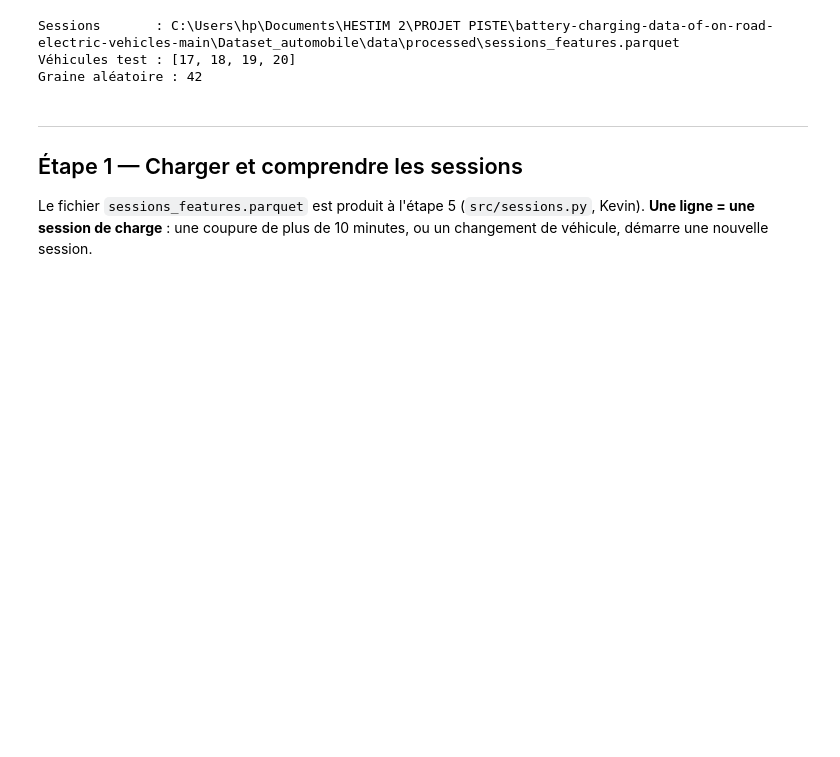
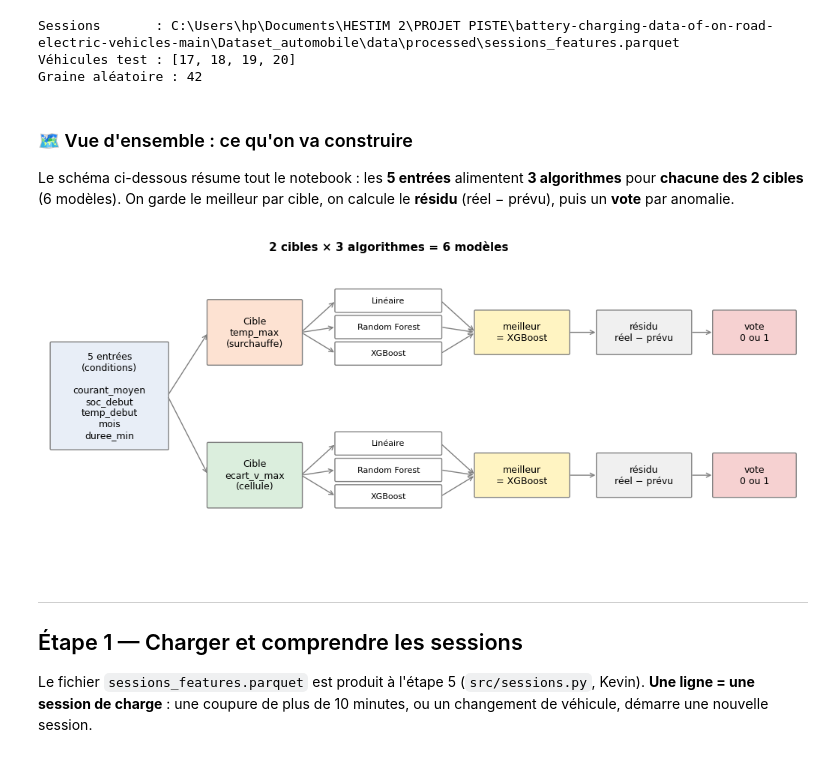
Before and after one commit to AMij0101982872/DETECTION-ANOMALIE-BATTERIE, a Jupyter notebook: notebooks/03_modele1_regression.ipynb, the cells around one changed output. Saved outputs shown, nothing was run; the diff lists cells and outputs as text; code cells hidden in the pictures; blank space fills up the shorter version.

Commit message:
Notebook modèle 1 : visuels pédagogiques (schéma, droite, arbre, forêt, XGBoost, validation croisée, résidu, modèle vs seuil)
Co-Authored-By: Claude Opus 5.5 <noreply@anthropic.com>

```diff
--- a/notebooks/03_modele1_regression.ipynb
+++ b/notebooks/03_modele1_regression.ipynb
@@ -85,6 +85,42 @@ print("Graine aléatoire :", RANDOM_STATE)
 Sessions       : C:\Users\hp\Documents\HESTIM 2\PROJET PISTE\battery-charging-data-of-on-road-electric-vehicles-main\Dataset_automobile\data\processed\sessions_features.parquet
 Véhicules test : [17, 18, 19, 20]
 Graine aléatoire : 42
+# %% [markdown]
+### 🗺️ Vue d'ensemble : ce qu'on va construire
+
+Le schéma ci-dessous résume tout le notebook : les **5 entrées** alimentent **3 algorithmes** pour **chacune des 2 cibles** (6 modèles). On garde le meilleur par cible, on calcule le **résidu** (réel − prévu), puis un **vote** par anomalie.
+# %%
+from matplotlib.patches import FancyBboxPatch
+
+def boite(ax, x, y, l, h, texte, couleur, taille=9):
+    ax.add_patch(FancyBboxPatch((x, y), l, h, boxstyle="round,pad=0.02", fc=couleur, ec="grey"))
+    ax.text(x + l / 2, y + h / 2, texte, ha="center", va="center", fontsize=taille)
+
+def fleche(ax, x1, y1, x2, y2):
+    ax.annotate("", xy=(x2, y2), xytext=(x1, y1), arrowprops=dict(arrowstyle="->", color="grey"))
+
+fig, ax = plt.subplots(figsize=(13, 5.5))
+ax.set_xlim(0, 13); ax.set_ylim(0, 6); ax.axis("off")
+
+boite(ax, 0.1, 2.0, 2.0, 2.0, "5 entrées\n(conditions)\n\ncourant_moyen\nsoc_debut\ntemp_debut\nmois\nduree_min", "#e8eef7")
+for y, cible, coul in [(3.6, "temp_max\n(surchauffe)", "#fde2d2"), (0.9, "ecart_v_max\n(cellule)", "#dbeedd")]:
+    fleche(ax, 2.1, 3.0, 2.8, y + 0.6)
+    boite(ax, 2.8, y, 1.6, 1.2, "Cible\n" + cible, coul)
+    for k, algo in enumerate(["Linéaire", "Random Forest", "XGBoost"]):
+        yy = y + 1.0 - k * 0.5
+        fleche(ax, 4.4, y + 0.6, 5.0, yy + 0.2)
+        boite(ax, 5.0, yy, 1.8, 0.4, algo, "white", 8)
+        fleche(ax, 6.8, yy + 0.2, 7.4, y + 0.6)
+    boite(ax, 7.4, y + 0.2, 1.6, 0.8, "meilleur\n= XGBoost", "#fff4c2")
+    fleche(ax, 9.0, y + 0.6, 9.5, y + 0.6)
+    boite(ax, 9.5, y + 0.2, 1.6, 0.8, "résidu\nréel − prévu", "#f0f0f0")
+    fleche(ax, 11.1, y + 0.6, 11.5, y + 0.6)
+    boite(ax, 11.5, y + 0.2, 1.4, 0.8, "vote\n0 ou 1", "#f6d1d1")
+ax.text(5.9, 5.75, "2 cibles × 3 algorithmes = 6 modèles", ha="center", fontsize=11, weight="bold")
+plt.savefig(FIGURES_DIR / "regression_schema.png", dpi=120, bbox_inches="tight")
+plt.show()
+# %% [output]
+[figure, added]
 # %% [markdown]
 ---
 ## Étape 1 — Charger et comprendre les sessions
```
Also changed, not shown: parts of 21 cells of this notebook, 4 other files.
